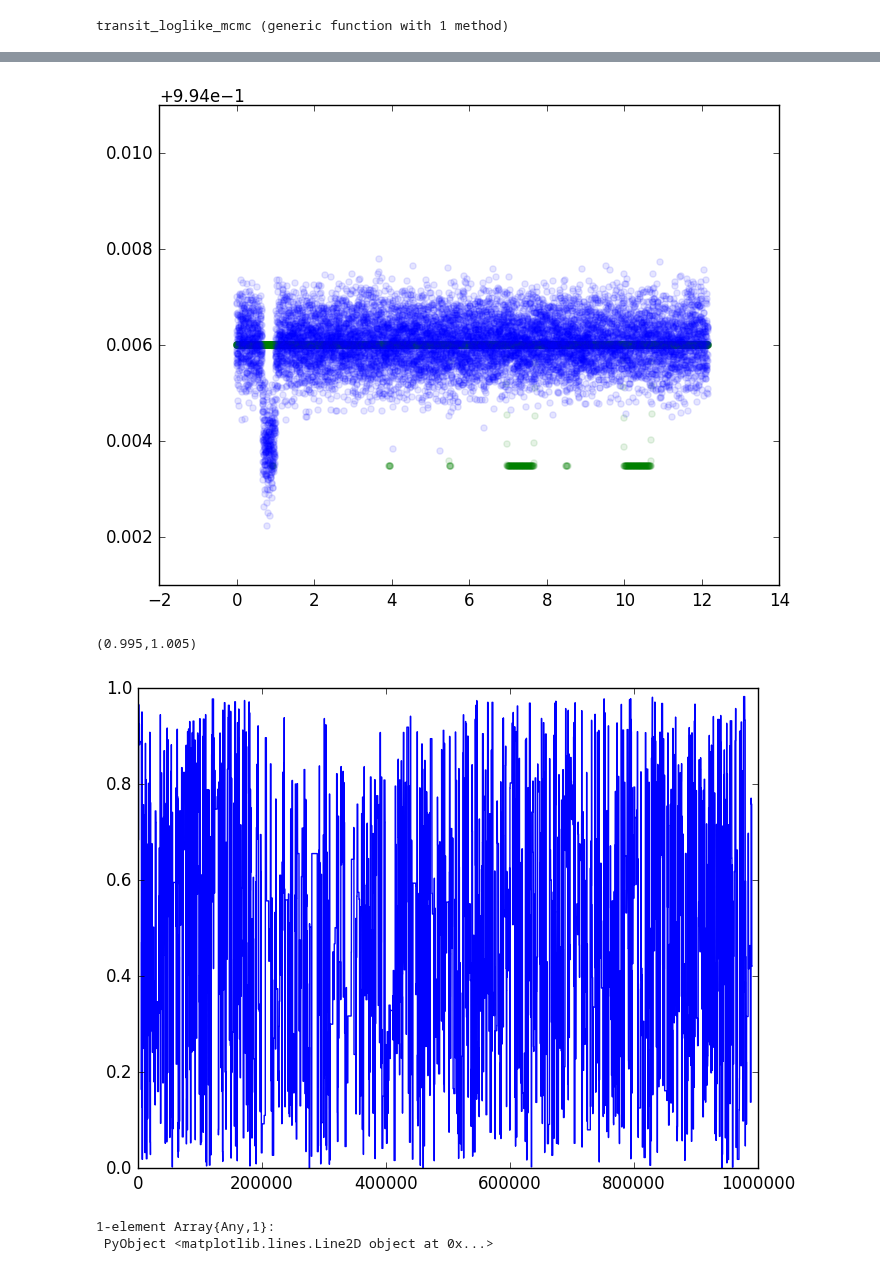
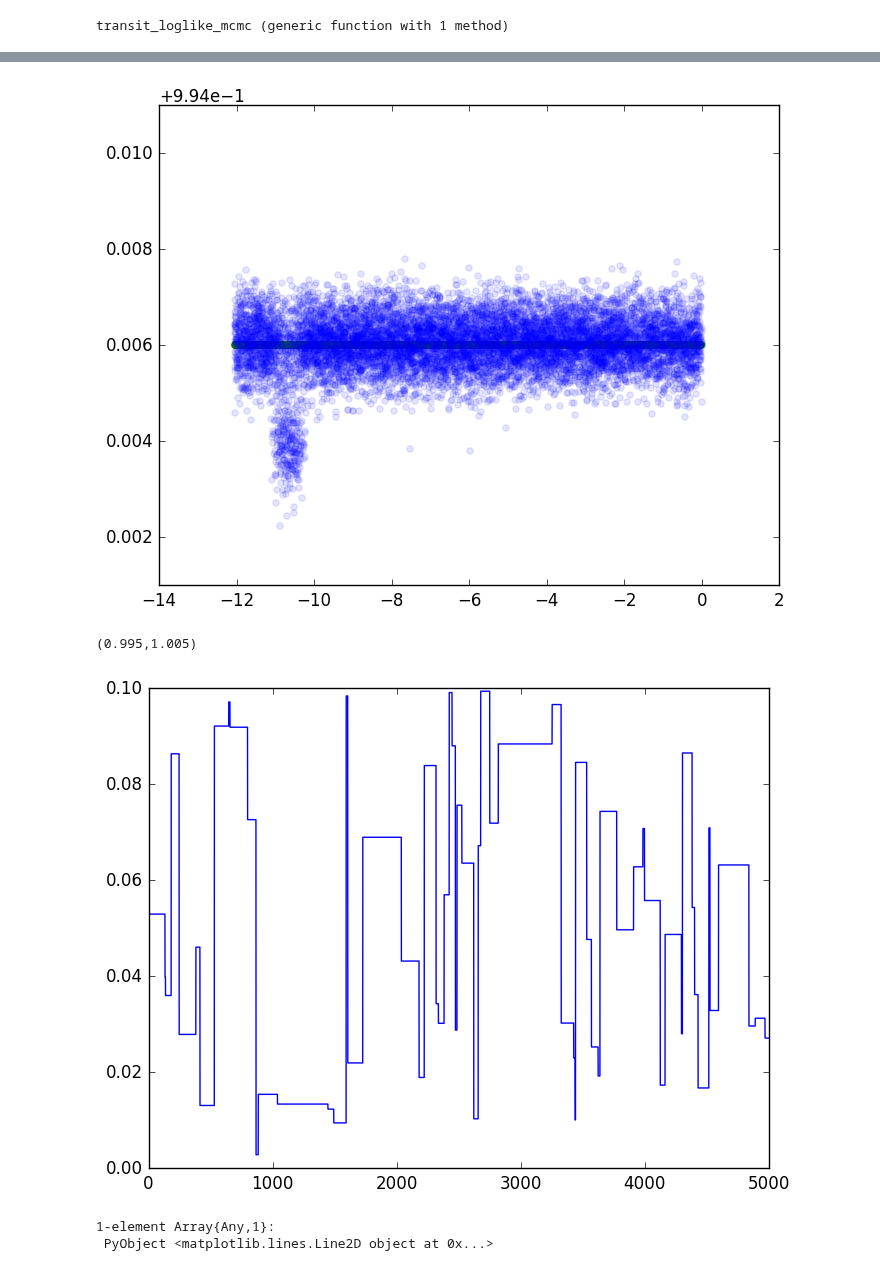
Before and after one commit to jlustigy/ExoJulia, a Jupyter notebook: Homework/hw2a/Dave_Jake/transit_dev.ipynb, the cells around one changed output, grey strips where cells are left out. Cells and saved outputs as stored; diff of their text form; code cells hidden in the pictures.

Commit message:
transits?

```diff
--- a/Homework/hw2a/Dave_Jake/transit_dev.ipynb
+++ b/Homework/hw2a/Dave_Jake/transit_dev.ipynb
@@ -82,7 +82,7 @@ transit_duration (generic function with 1 method)
 data = readdlm("mystery_planet2.txt");
 time = data[:,1];
 flux = data[:,2];
-mean_flux = flux/mean(flux)
+mean_flux = flux/median(flux)
 err = data[:,3];
 # %% [raw]
 periods = linspace((data[2,1]-data[1,1]),(data[end,1]-data[1,1]),10000)
@@ -266,0 +293,30 @@ using Lora
+# %%
+function transit_loglike_impact(params::Vector)
+    # params [rp/rs, b, v, period]
+
+    # Hard bounds
+    if params[1] < 0.0 || params[1] >= 0.1
+        return -Inf
+    end
+    if params[2] < 0.0 || params[2] >= 1.0
+        return -Inf
+    end
+    if params[3] < 0.0
+        return -Inf
+    end
+    if(params[4] < 10.0) || (params[4] > 14.0)
+        return -Inf
+    end
+    if params[5] < 0.0 || params[5] > params[4]
+        return -Inf
+    end
+
+    model = transit_model_impact(time,params);
+
+    input_data = [time mean_flux err]
+    data_fold = copy(input_data)
+    data_fold[:,1] = mod(time - params[5] - params[4]/2.0, params[4]) - params[4]
+    data_fold = fastsortrows(data_fold,[1]);
+
+    return loglike(mean_flux, model, err);
+end
@@ -337,15 +395,19 @@ end
 # %% [output]
 transit_loglike_mcmc (generic function with 1 method)
 # %%
-p = BasicContMuvParameter(:p, logtarget=transit_loglike_mcmc)
+p = BasicContMuvParameter(:p, logtarget=transit_loglike_impact)
 
 model = likelihood_model(p, false)
 
+# initial guess for rp/rs, b, v (in length units of rstar), period
+params = [0.05, 0.0, 1.0, 12.0, 6.0]
+
 sampler = MH(ones(length(params)))
 
-mcrange = BasicMCRange(nsteps=1000000, burnin=10000)
+N = 100000
+mcrange = BasicMCRange(nsteps=N, burnin=(N-5000))
 
-v0 = Dict(:p=>best[1:6])
+v0 = Dict(:p=>params)
 
 job = BasicMCJob(model, sampler, mcrange, v0)
 
@@ -375,9 +432,9 @@ data_fit = fastsortrows(data_fit,[1]);
 # %%
-scatter(data_fit[:,1],data_fit[:,2],color="green",alpha=0.1)
+scatter(data_fold[:,1],transit_model_impact(data_fold[:,1],best_mcmc),color="green",alpha=0.1)
 scatter(data_fold[:,1],data_fold[:,2]/mean(data_fold[:,2]),color="blue",alpha=0.1)
 ylim(0.995,1.005)
 # %% [output]
-[figure, old version]
+[figure, new version]
 (0.995,1.005)
 # %%
 xarr = zeros(length(chain.value[1,:]))
@@ -386,8 +443,8 @@ for i=1:length(xarr)
     xarr[i] = i
 end
 # %%
-plot(xarr,chain.value[3,:]')
+plot(xarr,chain.value[1,:]')
 # %% [output]
-[figure, old version]
+[figure, new version]
 1-element Array{Any,1}:
  PyObject <matplotlib.lines.Line2D object at 0x...>
```
Also changed, not shown: parts of 8 cells of this notebook.
